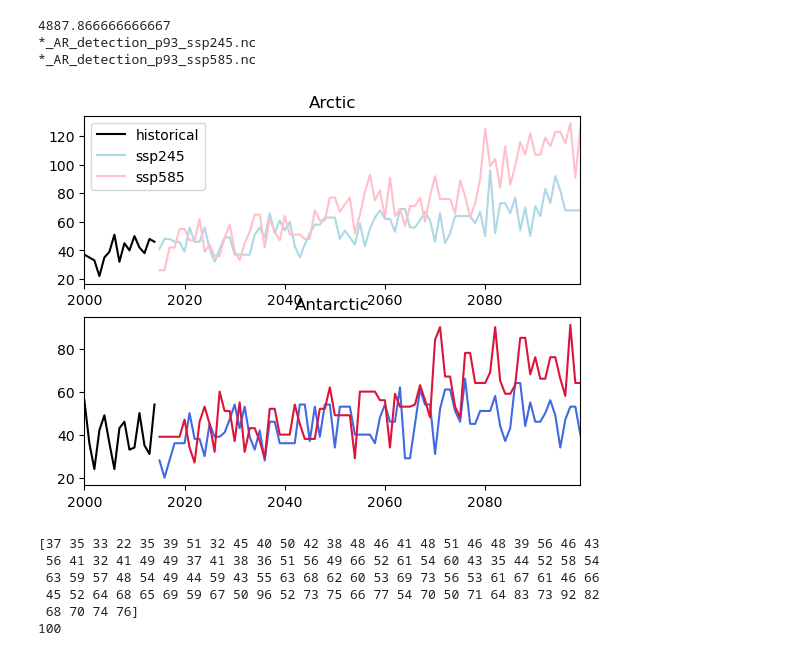
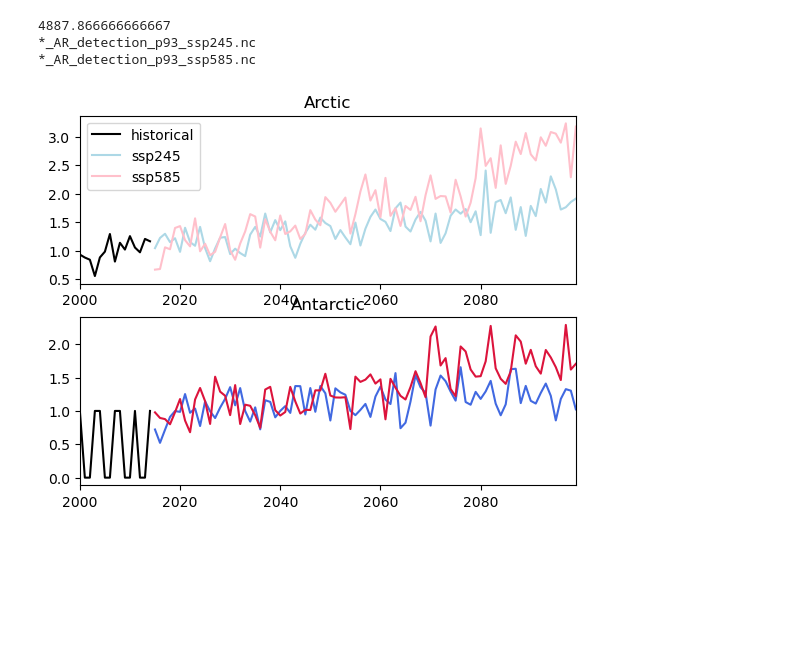
Before and after one commit to eScience-course/Tjaernoe2022-group5, a Jupyter notebook: notebooks/Remy/2_future_trend.ipynb, the cells around one changed output. Saved outputs shown, nothing was run; the diff lists cells and outputs as text; code cells hidden in the pictures; blank space fills up the shorter version.

```diff
--- a/notebooks/Remy/2_future_trend.ipynb
+++ b/notebooks/Remy/2_future_trend.ipynb
@@ -18,8 +18,6 @@ import pandas as pd
 # %%
 ax = plt.subplot(211)
 ax1 = plt.subplot(212)
-
-minpitch = 30
 
 AR_hist = xr.open_mfdataset("*_AR_detection_p93_historical.nc")
 AR_hist_yr_ARC = AR_hist.sel(lat=slice(60,90))
@@ -33,11 +31,13 @@ baseline_arc = np.mean(AR_hist_yr_ARC.ivt.values)
 baseline_ant = np.mean(AR_hist_yr_ANT.ivt.values)
 print(baseline_arc)
 
-histar = (minpitch*AR_hist_yr_ARC.ivt.values/baseline_arc).astype(int)
-histant = (minpitch*AR_hist_yr_ANT.ivt.values/baseline_ant).astype(int)
+histar = (AR_hist_yr_ARC.ivt.values/baseline_arc)
+histant = (AR_hist_yr_ANT.ivt.values/baseline_ant)
 
-ax.plot(AR_hist_yr_ARC.year,(minpitch*AR_hist_yr_ARC.ivt.values/baseline_arc).astype(int),label='historical',color='k')
-ax1.plot(AR_hist_yr_ANT.year,(minpitch*AR_hist_yr_ANT.ivt.values/baseline_ant).astype(int),color='k')
+ax.plot(AR_hist_yr_ARC.year,histar,label='historical',color='k')
+ax1.plot(AR_hist_yr_ANT.year,histant.astype(int),color='k')
+#ax.plot(histar,label='historical',color='k')
+#ax1.plot(histant.astype(int),color='k')
 
 
 
@@ -48,48 +48,35 @@ cols1 = ['lightblue','pink']
 k=0
 for ssp in ["ssp245","ssp585"]:
     print("*_AR_detection_p93_"+ssp+".nc")
     AR_fut = xr.open_mfdataset("*_AR_detection_p93_"+ssp+".nc")
     AR_fut_yr_ARC = AR_fut.sel(lat=slice(60,90))
     AR_fut_yr_ARC = AR_fut_yr_ARC.groupby(AR_fut_yr_ARC.time.dt.year).sum()
     AR_fut_yr_ARC = AR_fut_yr_ARC.reduce(np.sum,dim=('lat','lon'))
     AR_fut_yr_ANT = AR_fut.sel(lat=slice(-90,-60))
     AR_fut_yr_ANT = AR_fut_yr_ANT.groupby(AR_fut_yr_ANT.time.dt.year).sum()
     AR_fut_yr_ANT = AR_fut_yr_ANT.reduce(np.sum,dim=('lat','lon'))
 
-    arloc = (AR_fut_yr_ARC.ivt.values/baseline_arc*minpitch).astype(int)
-    antloc = (AR_fut_yr_ANT.ivt.values/baseline_ant*minpitch).astype(int)
-    #ax.plot(AR_fut_yr_ARC.year,arloc,label=ssp,color=cols[k])
-    ax1.plot(AR_fut_yr_ANT.year,filter_(antloc),color=cols[k])
-    ax.plot(AR_fut_yr_ARC.year,filter_(arloc),label=ssp,color=cols1[k])
+    arloc = (AR_fut_yr_ARC.ivt.values/baseline_arc)
+    antloc = (AR_fut_yr_ANT.ivt.values/baseline_ant)
+    ax1.plot(AR_fut_yr_ANT.year,antloc,color=cols[k])
+    ax.plot(AR_fut_yr_ARC.year,arloc,label=ssp,color=cols1[k])
 
     if ssp=='ssp245':
         arloc245 = arloc
     else:
         arloc585 = arloc
 
     k=k+1
     AR_fut.close()
 
 ax.legend()
 ax.set_title('Arctic')
 ax1.set_title('Antarctic')
 ax.set_xlim(2000,2099)
 ax1.set_xlim(2000,2099)
 plt.show()
 # %% [output]
 4887.866666666667
 *_AR_detection_p93_ssp245.nc
 *_AR_detection_p93_ssp585.nc
-[figure, old version]
+[figure, new version]
-# %%
-tst = np.append(histar,arloc245)
-tst1 = np.append(histar,arloc585)
-print(tst)
-print(len(tst))
-# %% [output]
-[37 35 33 22 35 39 51 32 45 40 50 42 38 48 46 41 48 51 46 48 39 56 46 43
- 56 41 32 41 49 49 37 41 38 36 51 56 49 66 52 61 54 60 43 35 44 52 58 54
- 63 59 57 48 54 49 44 59 43 55 63 68 62 60 53 69 73 56 53 61 67 61 46 66
- 45 52 64 68 65 69 59 67 50 96 52 73 75 66 77 54 70 50 71 64 83 73 92 82
- 68 70 74 76]
-100
```
Also changed, not shown: parts of 3 cells of this notebook, 5 other files.
